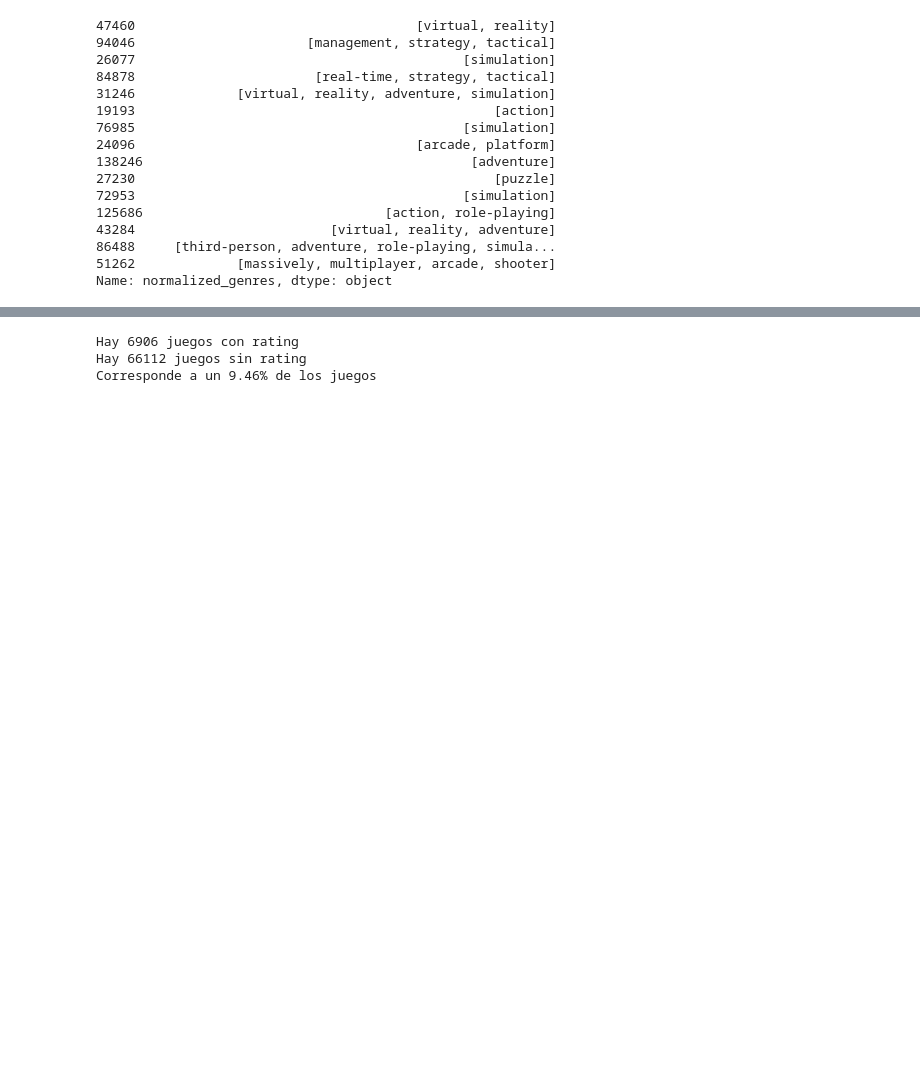
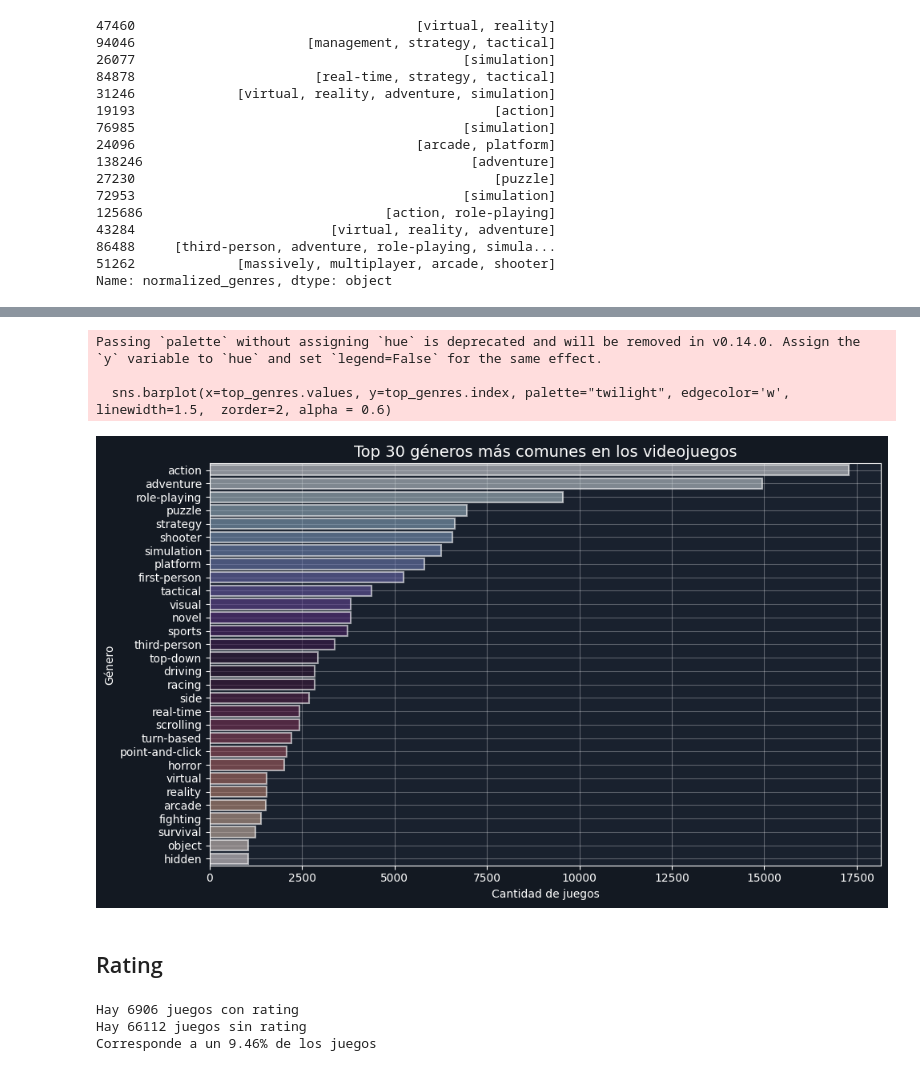
Before and after one commit to SebaSalasLvd/proyecto-mineria, a Jupyter notebook: hito-2/clean_data.ipynb, the cells around one changed output, grey strips where cells are left out. Saved outputs shown, nothing was run; the diff lists cells and outputs as text; code cells hidden in the pictures; blank space fills up the shorter version.

Commit message:
Se agrega codigo para reducir géneros

```diff
--- a/hito-2/clean_data.ipynb
+++ b/hito-2/clean_data.ipynb
@@ -398,0 +383,17 @@ data_clean
+# %%
+def remove_rare_genres(genre_list, valid_genres):
+    if not genre_list:
+        return []
+    filtered = [g for g in genre_list if g in valid_genres]
+
+    return filtered if filtered else ['NaN']  # evitamos que quede vacío
+
+def remove_irrelevant_genres(genre_list, to_remove):
+    return [g for g in genre_list if g not in to_remove]
+
+irrelevant_genres = ['game']
+
+dt_cop['filtered_genres'] = dt_cop['normalized_genres'].apply(lambda x: remove_rare_genres(x, genres_to_keep))
+dt_cop['filtered_genres'] = dt_cop['filtered_genres'].apply(lambda x: remove_irrelevant_genres(x, irrelevant_genres))
+
+dt_cop
@@ -398,0 +414,11 @@ data_clean
+# %%
+# Veamos las filas que quedaron como 'NaN' en el filtered_genres
+na_rows = dt_cop[dt_cop['filtered_genres'].apply(lambda x: 'NaN' in x)]
+
+# Ahora contamos cuántas filas son
+na_count = na_rows.shape[0]
+print(f"Total de filas con géneros filtrados como 'NaN': {na_count}")
+
+# Eliminamos las filas que tienen 'NaN' en filtered_genres
+dt_cop = dt_cop[~dt_cop['filtered_genres'].apply(lambda x: 'NaN' in x)]
+dt_cop
@@ -399,3 +440,27 @@ data_clean
+# %%
+# Hacemos grafico de barras con los géneros filtrados
+genres_count = dt_cop['filtered_genres'].explode().value_counts()
+top_n = 30
+top_genres = genres_count.head(top_n)
+
+# Estilo más lindo
+fig, ax = plt.subplots(figsize=(10, 6))
+sns.barplot(x=top_genres.values, y=top_genres.index, palette="twilight", edgecolor='w', linewidth=1.5,  zorder=2, alpha = 0.6)
+fig.patch.set_facecolor("#131922")  # Fondo de la figura (exterior)
+ax.set_facecolor("#19212E")         # Fondo del área del gráfico (interior)
+plt.grid(zorder=1, alpha=0.3)
+plt.title(f"Top {top_n} géneros más comunes en los videojuegos", fontsize=14)
+plt.xlabel("Cantidad de juegos")
+plt.ylabel("Género")
+plt.tight_layout()
+plt.show()
+# %% [output]
+Passing `palette` without assigning `hue` is deprecated and will be removed in v0.14.0. Assign the `y` variable to `hue` and set `legend=False` for the same effect.
+
+  sns.barplot(x=top_genres.values, y=top_genres.index, palette="twilight", edgecolor='w', linewidth=1.5,  zorder=2, alpha = 0.6)
+[figure, added]
+# %% [markdown]
+## Rating
 # %%
 # Vemos la cantidad de juegos con y sin rating
 print('Hay {} juegos con rating'.format(data_clean['game_rating_esrb'].notna().sum()))
```
Also changed, not shown: parts of 11 cells of this notebook, 1 other file.
